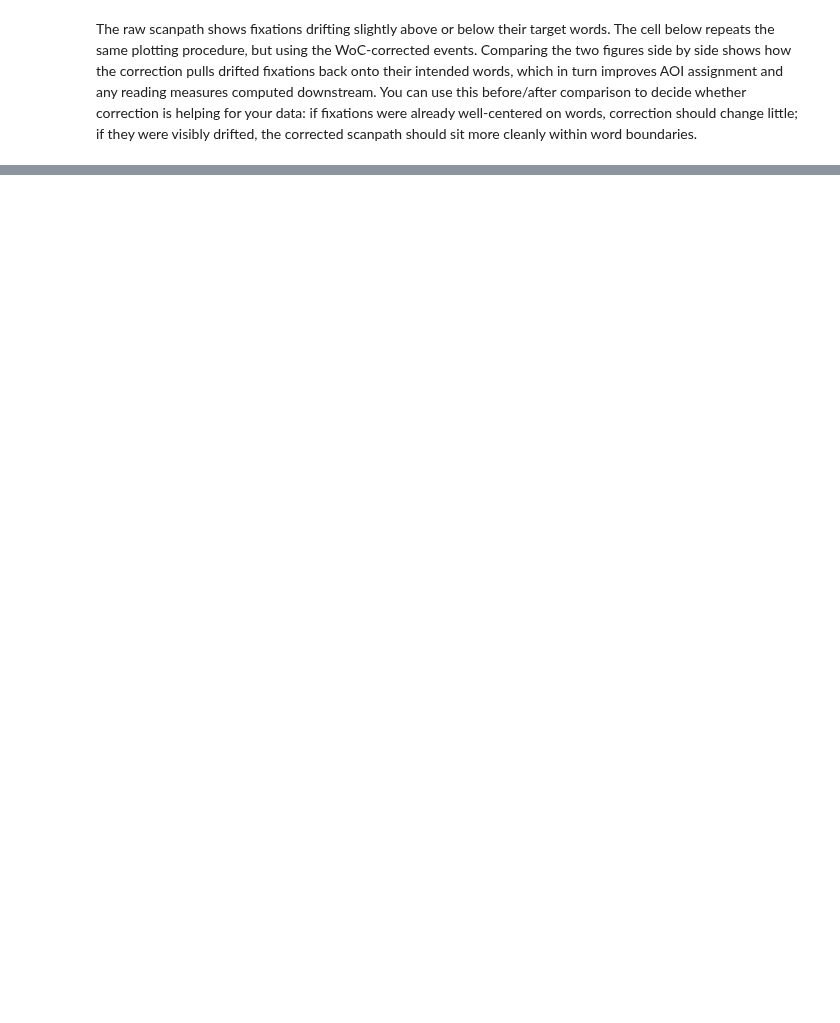
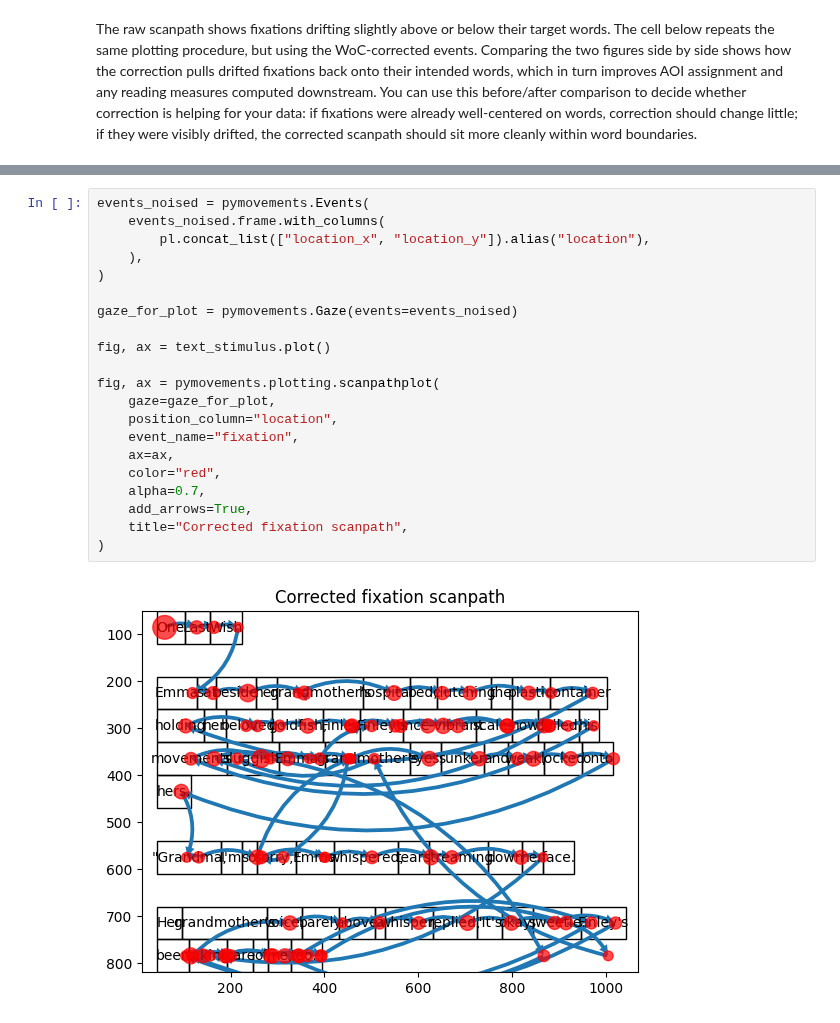
Before and after one commit to pymovements/pymovements, a Jupyter notebook: docs/source/tutorials/fixation-drift-correction.ipynb, the cells around one changed output, grey strips where cells are left out. Saved outputs shown, nothing was run; the diff lists cells and outputs as text; blank space fills up the shorter version.

```diff
--- a/docs/source/tutorials/fixation-drift-correction.ipynb
+++ b/docs/source/tutorials/fixation-drift-correction.ipynb
@@ -203,0 +416,23 @@ fig, ax = pymovements.plotting.scanpathplot(
+# %%
+events_noised = pymovements.Events(
+    events_noised.frame.with_columns(
+        pl.concat_list(["location_x", "location_y"]).alias("location"),
+    ),
+)
+
+gaze_for_plot = pymovements.Gaze(events=events_noised)
+
+fig, ax = text_stimulus.plot()
+
+fig, ax = pymovements.plotting.scanpathplot(
+    gaze=gaze_for_plot,
+    position_column="location",
+    event_name="fixation",
+    ax=ax,
+    color="red",
+    alpha=0.7,
+    add_arrows=True,
+    title="Corrected fixation scanpath",
+)
+# %% [output]
+[figure, added]
```
Also changed, not shown: parts of 25 cells of this notebook.
